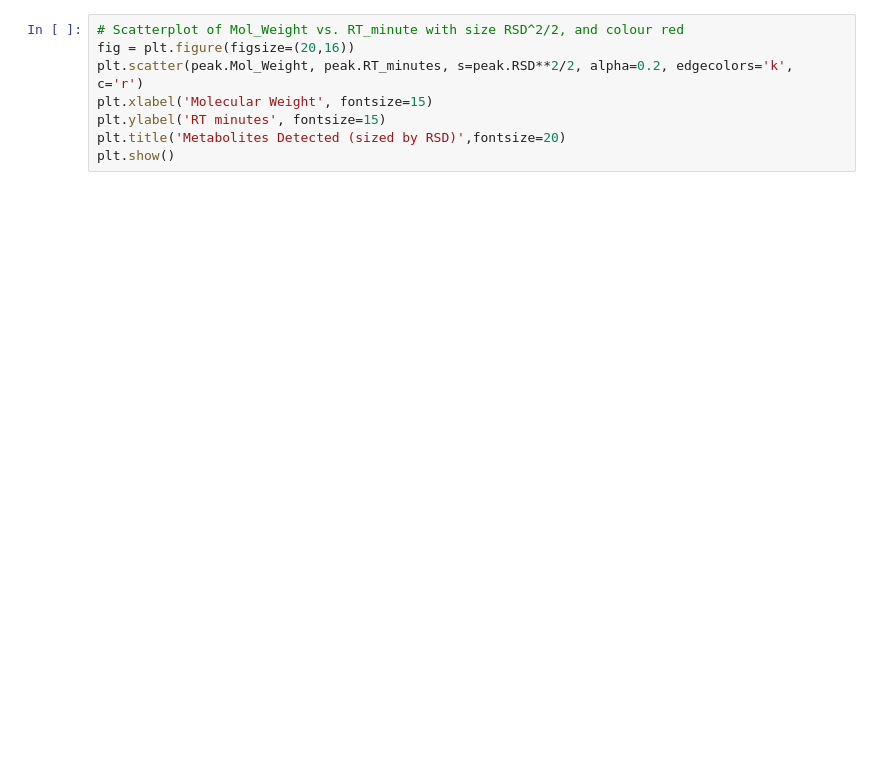
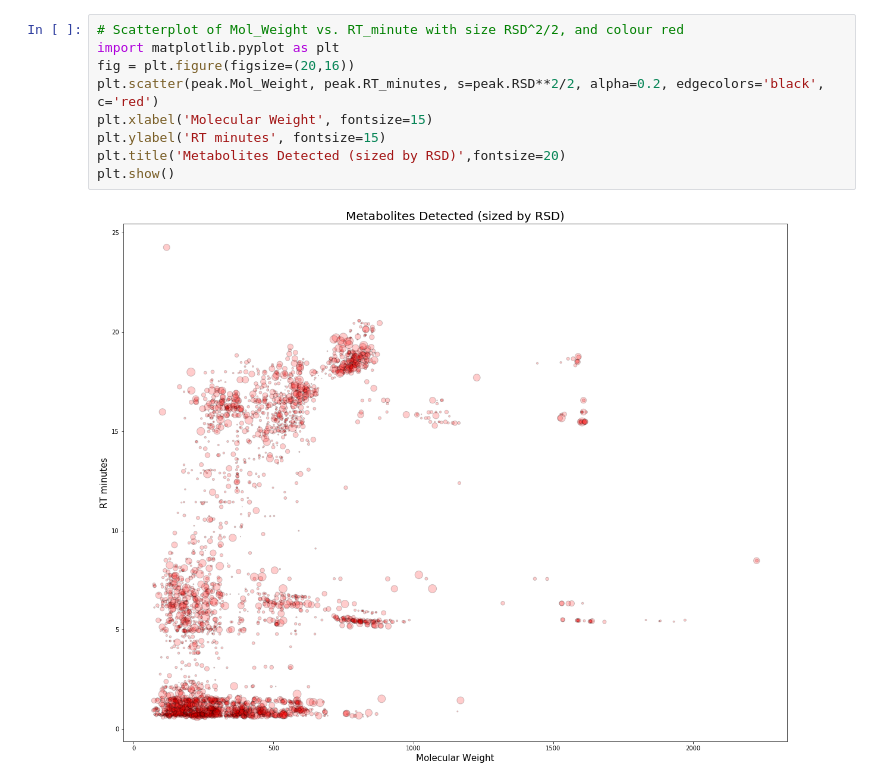
Before and after one commit to CIMCB/MetabSimpleQcViz, a Jupyter notebook: Tutorial4_Python.ipynb, the cells around one changed output. Drawn from its saved outputs; the diff is of its cells as text; blank space fills up the shorter version.

```diff
--- a/Tutorial4_Python.ipynb
+++ b/Tutorial4_Python.ipynb
@@ -147,8 +128,11 @@ plt.show()
 # %%
 # Scatterplot of Mol_Weight vs. RT_minute with size RSD^2/2, and colour red
+import matplotlib.pyplot as plt
 fig = plt.figure(figsize=(20,16))
-plt.scatter(peak.Mol_Weight, peak.RT_minutes, s=peak.RSD**2/2, alpha=0.2, edgecolors='k', c='r')
+plt.scatter(peak.Mol_Weight, peak.RT_minutes, s=peak.RSD**2/2, alpha=0.2, edgecolors='black', c='red')
 plt.xlabel('Molecular Weight', fontsize=15)
 plt.ylabel('RT minutes', fontsize=15)
 plt.title('Metabolites Detected (sized by RSD)',fontsize=20)
 plt.show()
+# %% [output]
+[figure, added]
```
Also changed, not shown: parts of 14 cells of this notebook, 1 other file.
